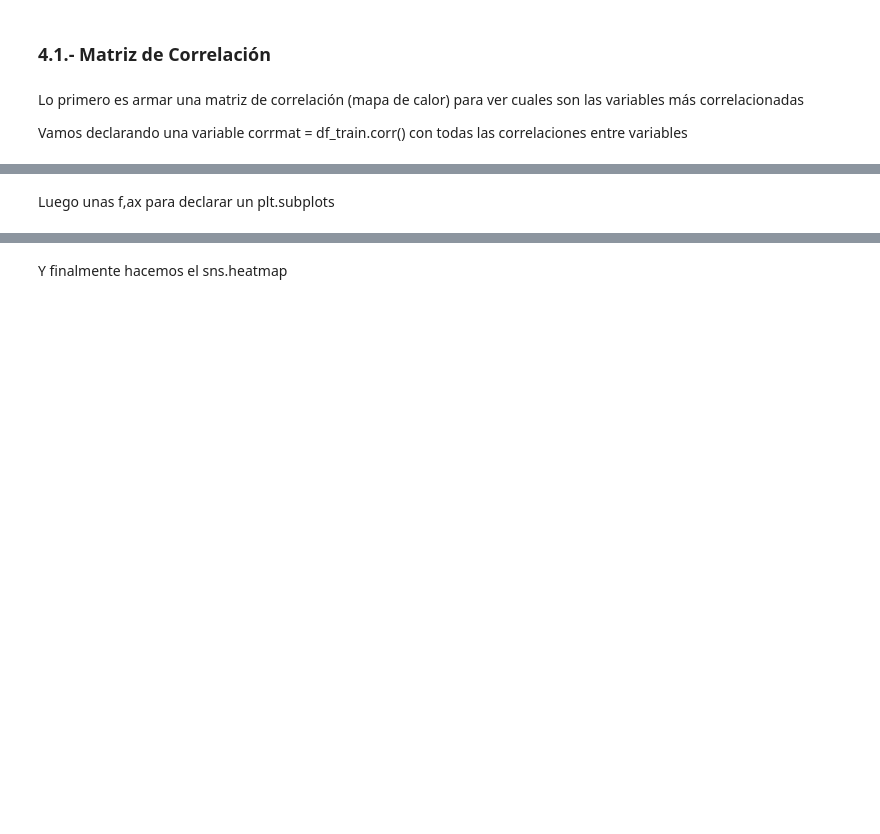
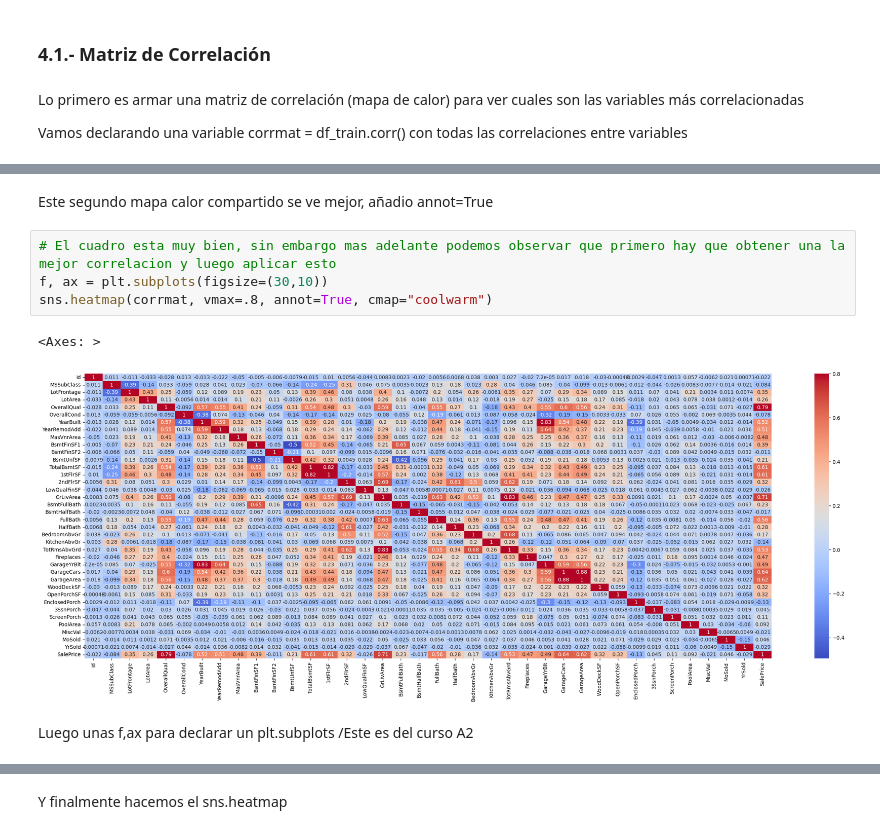
Before and after one commit to IsaiRomani/01.-Proyecto-Python-para-ciencias-datos-A2, a Jupyter notebook: 03. Estadistica exploratoria/Análisis exploratorio de Datos - Precios Vivienda.ipynb, the cells around one changed output, grey strips where cells are left out. Cells and saved outputs as stored; diff of their text form; blank space fills up the shorter version.

```diff
--- a/03. Estadistica exploratoria/Análisis exploratorio de Datos - Precios Vivienda.ipynb
+++ b/03. Estadistica exploratoria/Análisis exploratorio de Datos - Precios Vivienda.ipynb
@@ -265,2 +329,11 @@ Vamos declarando una variable corrmat = df_train.corr() con todas las correlacio
+# %% [markdown]
+Este segundo mapa calor compartido se ve mejor, añadio annot=True
+# %%
+# El cuadro esta muy bien, sin embargo mas adelante podemos observar que primero hay que obtener una la mejor correlacion y luego aplicar esto
+f, ax = plt.subplots(figsize=(30,10))
+sns.heatmap(corrmat, vmax=.8, annot=True, cmap="coolwarm")
+# %% [output]
+<Axes: >
+[figure, added]
 # %% [markdown]
-Luego unas f,ax para declarar un plt.subplots
+Luego unas f,ax para declarar un plt.subplots /Este es del curso A2
```
Also changed, not shown: parts of 18 cells of this notebook.
